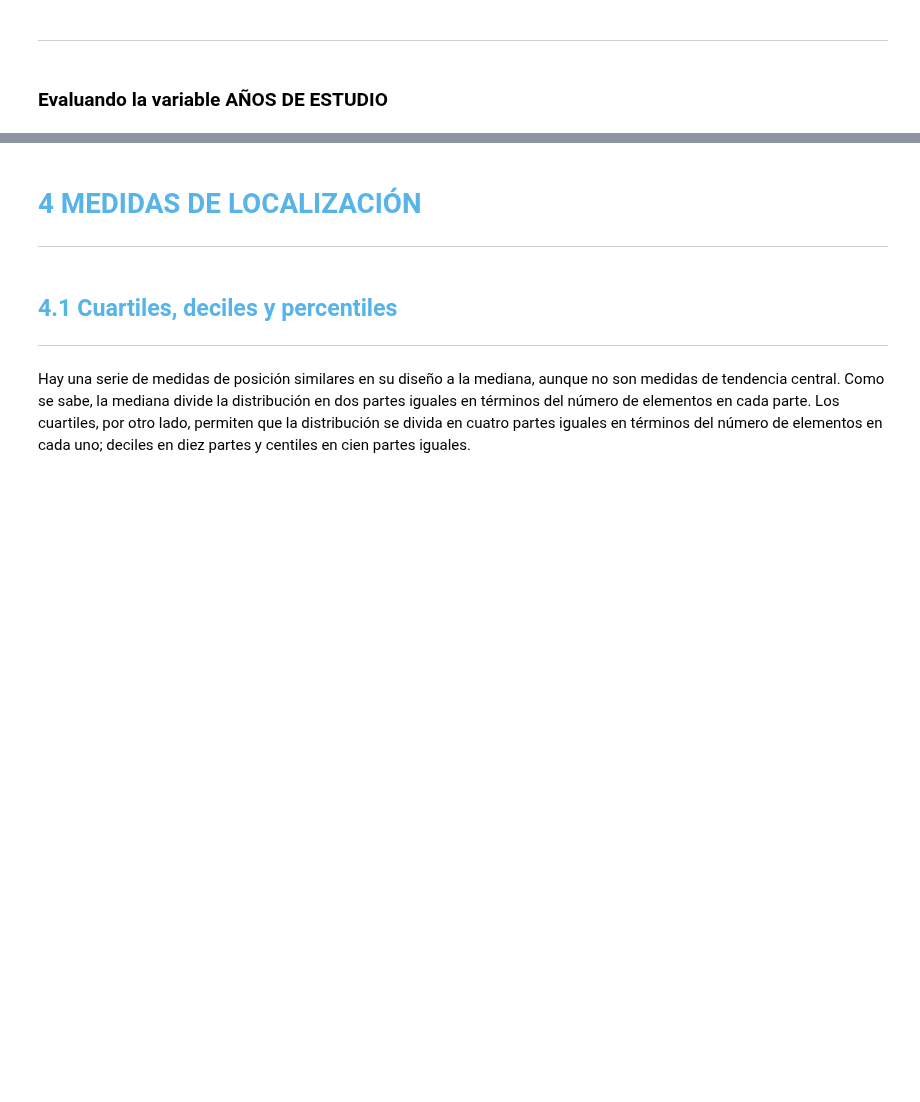
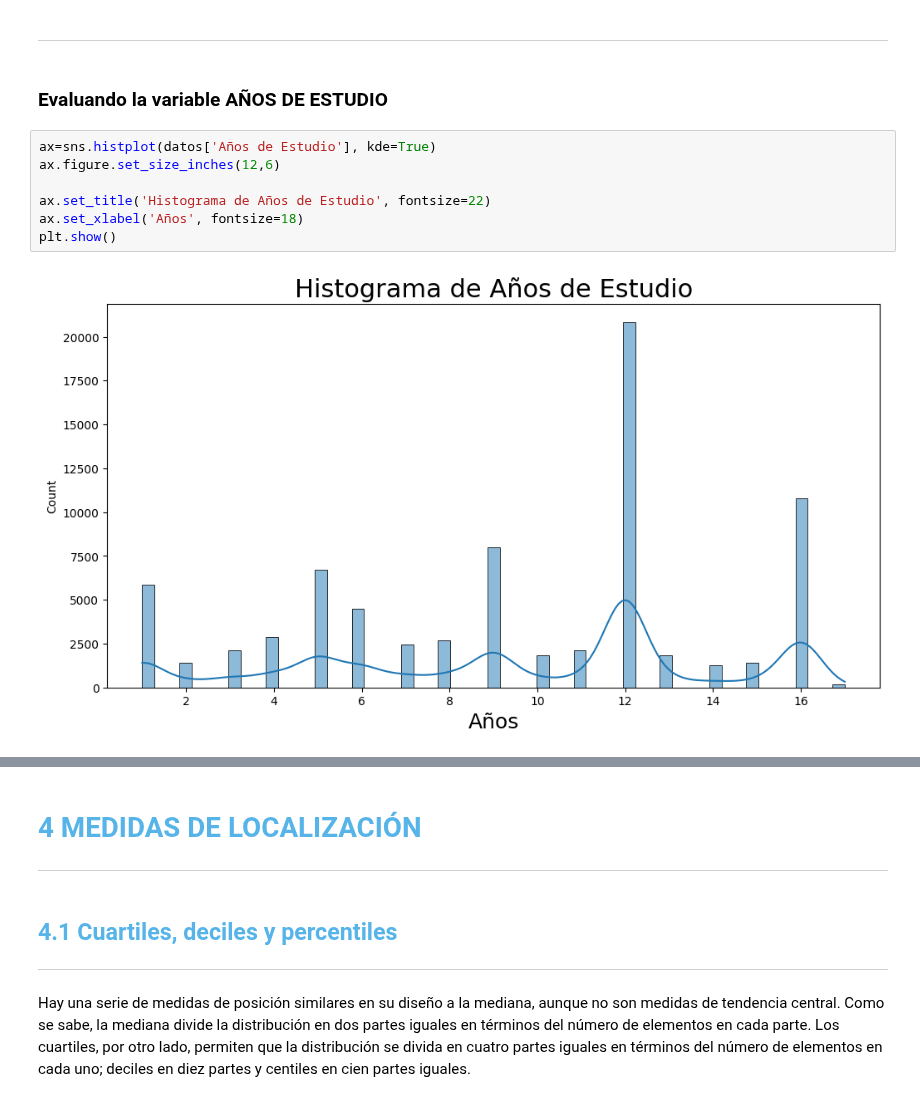
Before and after one commit to Nataliahfk/estadistica_python, a Jupyter notebook: curso_de_estadistica_con_python_1.ipynb, the cells around one changed output, grey strips where cells are left out. Drawn from its saved outputs; the diff is of its cells as text; blank space fills up the shorter version.

```diff
--- a/curso_de_estadistica_con_python_1.ipynb
+++ b/curso_de_estadistica_con_python_1.ipynb
@@ -706,3 +912,12 @@ La moda se puede definir como el valor más frecuente de un conjunto de datos. L
 ***
 # %% [markdown]
 ### Evaluando la variable AÑOS DE ESTUDIO
+# %%
+ax=sns.histplot(datos['Años de Estudio'], kde=True)
+ax.figure.set_size_inches(12,6)
+
+ax.set_title('Histograma de Años de Estudio', fontsize=22)
+ax.set_xlabel('Años', fontsize=18)
+plt.show()
+# %% [output]
+[figure, added]
```
Also changed, not shown: parts of 37 cells of this notebook.
